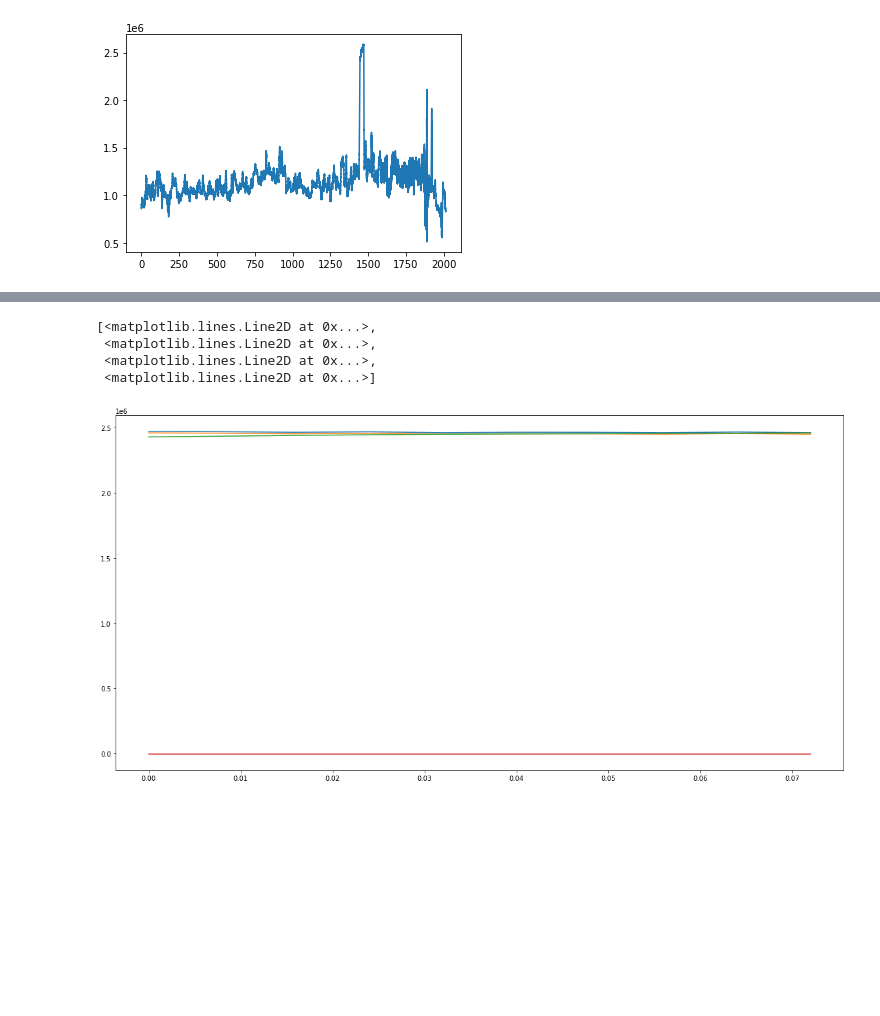
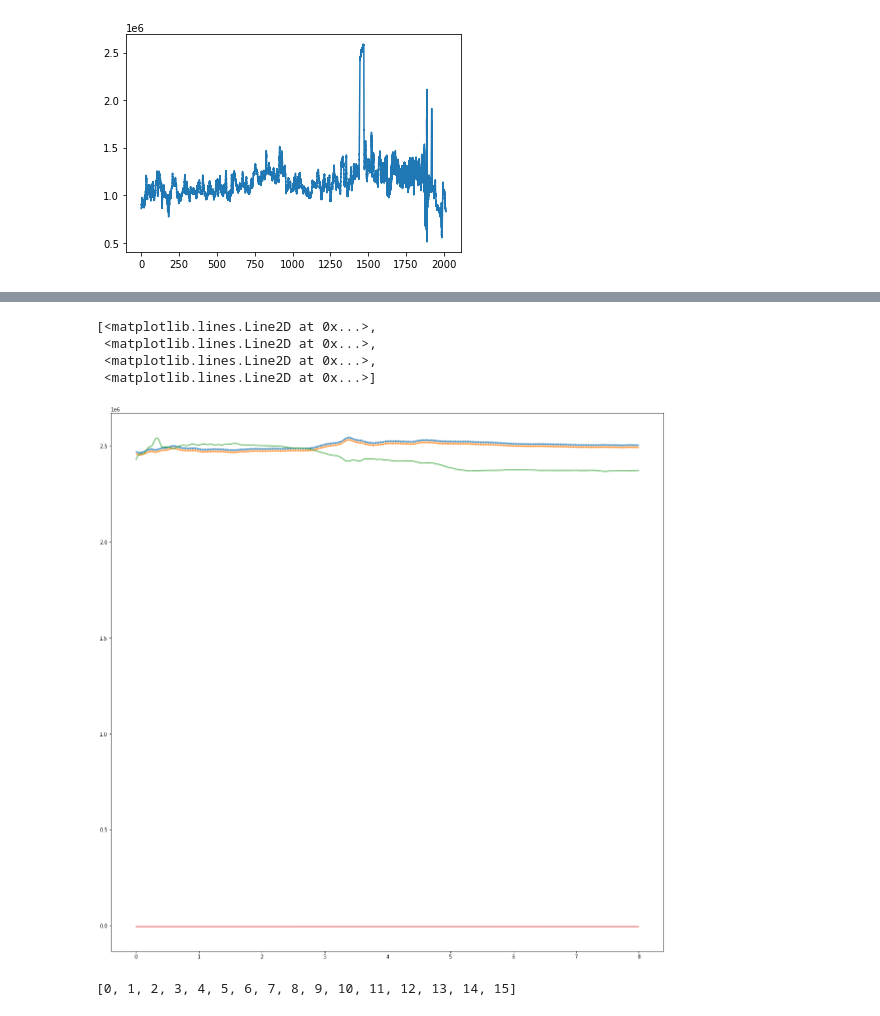
Before and after one commit to Afifa-Dar/GuiltEmotionDedection, a Jupyter notebook: plottingAishaChannlData.ipynb, the cells around one changed output, grey strips where cells are left out. Saved outputs shown, nothing was run; the diff lists cells and outputs as text; code cells hidden in the pictures; blank space fills up the shorter version.

```diff
--- a/plottingAishaChannlData.ipynb
+++ b/plottingAishaChannlData.ipynb
@@ -60,8 +59,8 @@ plt.plot(t , data['5'])
 [figure]
 # %%
 import matplotlib.pyplot as plt
-x = data.iloc[:10,1:5]
+x = data.iloc[:1000,1:5]   #8 ec data of 5 channel   (8*125 = 1000)
 # print(x)
-y = t[:10]
+y = t[:1000]
 y
 # %% [output]
@@ -69,9 +100,14 @@ y
 # %%
-plt.figure(figsize=(20,10))
+plt.figure(figsize=(20,20))   #plot 8 sec data of 5 channel
 plt.plot(y,x)
 # %% [output]
 [<matplotlib.lines.Line2D at 0x...>,
  <matplotlib.lines.Line2D at 0x...>,
  <matplotlib.lines.Line2D at 0x...>,
  <matplotlib.lines.Line2D at 0x...>]
-[figure, old version]
+[figure, new version]
+# %%
+channel = [ i for i in range(0,16)]
+channel
+# %% [output]
+[0, 1, 2, 3, 4, 5, 6, 7, 8, 9, 10, 11, 12, 13, 14, 15]
```
Also changed, not shown: parts of 5 cells of this notebook, 10 other files.
